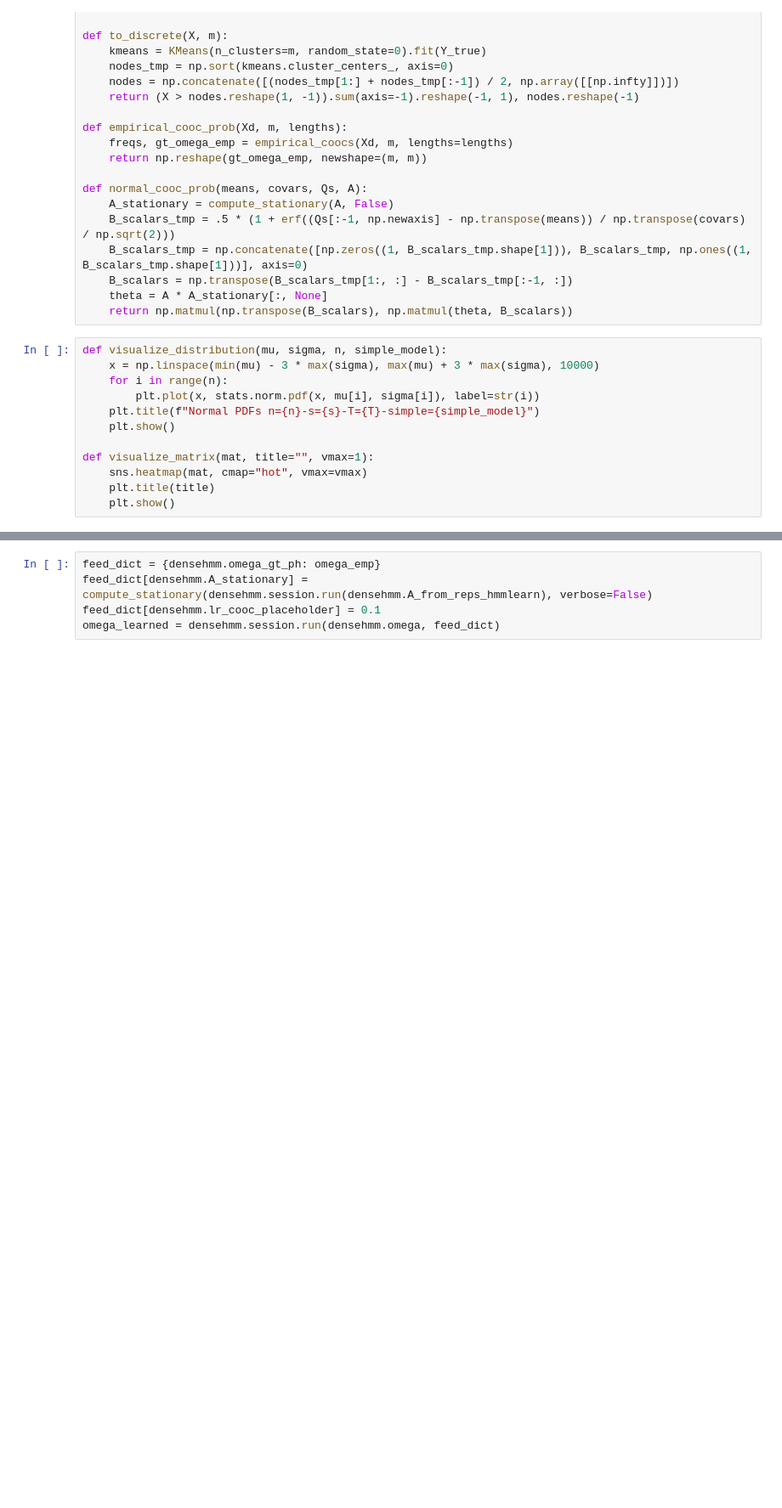
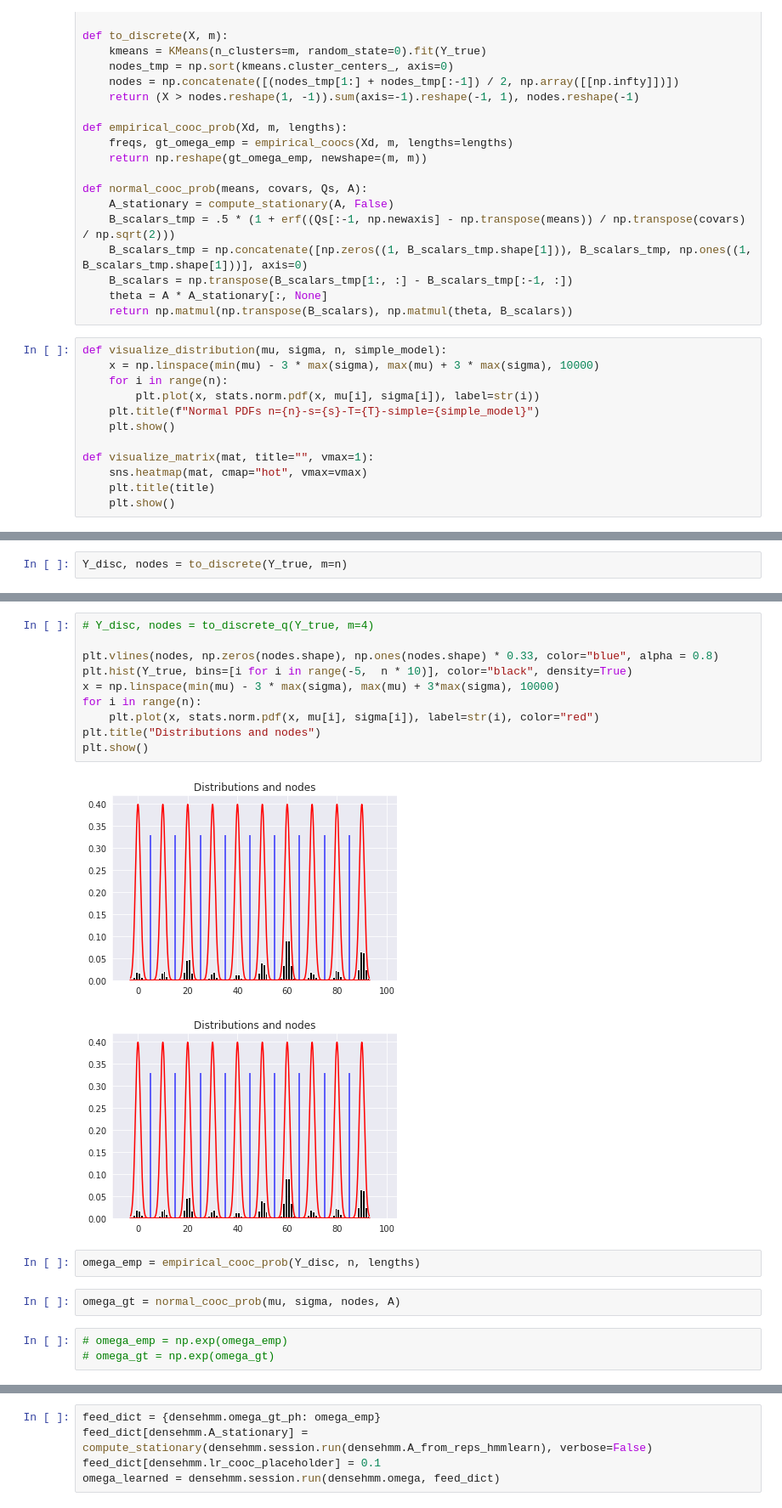
Before and after one commit to CIRGLaboratory/GausianDenseHMM, a Jupyter notebook: code_dense_hmm/discretisation.ipynb, the cells around one changed output, grey strips where cells are left out. Shown at 85% size. Drawn from its saved outputs; the diff is of its cells as text; blank space fills up the shorter version.

```diff
--- a/code_dense_hmm/discretisation.ipynb
+++ b/code_dense_hmm/discretisation.ipynb
@@ -195,0 +178,2 @@ nodes = np.concatenate([np.array([-np.infty, Y_true.min() +  1e-3]), nodes, np.a
+# %%
+Y_disc, nodes = to_discrete(Y_true, m=n)
@@ -195,0 +187,20 @@ nodes = np.concatenate([np.array([-np.infty, Y_true.min() +  1e-3]), nodes, np.a
+# %%
+# Y_disc, nodes = to_discrete_q(Y_true, m=4)
+
+plt.vlines(nodes, np.zeros(nodes.shape), np.ones(nodes.shape) * 0.33, color="blue", alpha = 0.8)
+plt.hist(Y_true, bins=[i for i in range(-5,  n * 10)], color="black", density=True)
+x = np.linspace(min(mu) - 3 * max(sigma), max(mu) + 3*max(sigma), 10000)
+for i in range(n):
+    plt.plot(x, stats.norm.pdf(x, mu[i], sigma[i]), label=str(i), color="red")
+plt.title("Distributions and nodes")
+plt.show()
+# %% [output]
+[figure, added]
+[figure, added]
+# %%
+omega_emp = empirical_cooc_prob(Y_disc, n, lengths)
+# %%
+omega_gt = normal_cooc_prob(mu, sigma, nodes, A)
+# %%
+# omega_emp = np.exp(omega_emp)
+# omega_gt = np.exp(omega_gt)
```
Also changed, not shown: parts of 16 cells of this notebook, 1 other file.
